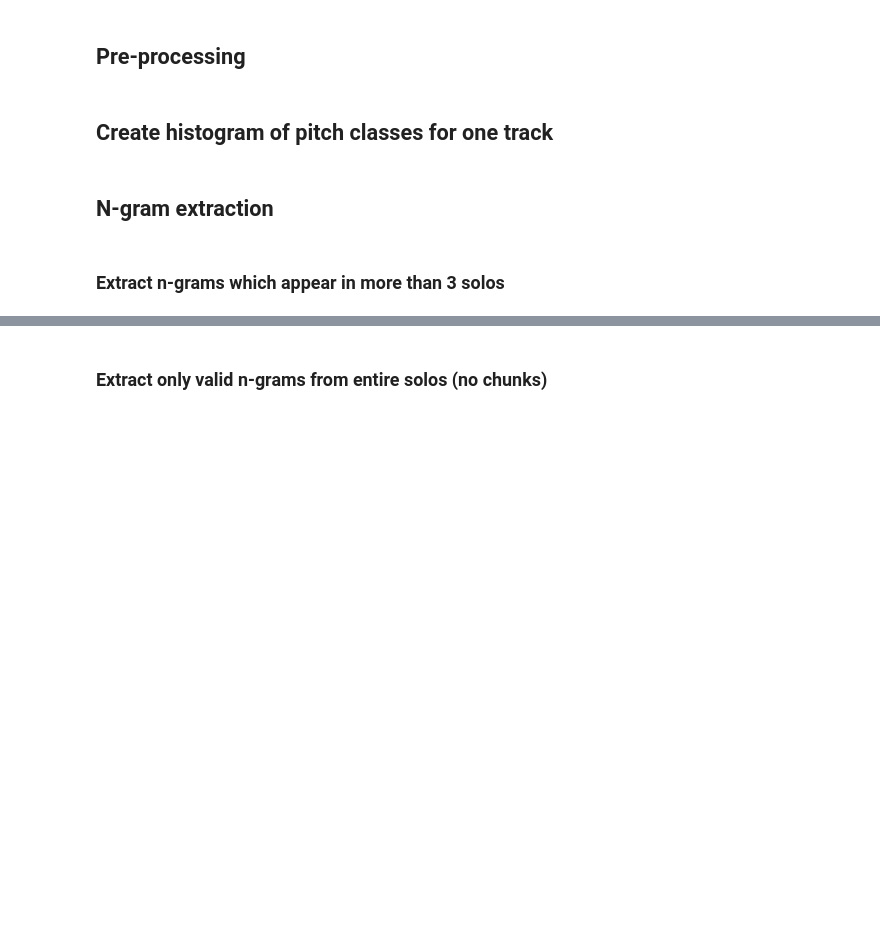
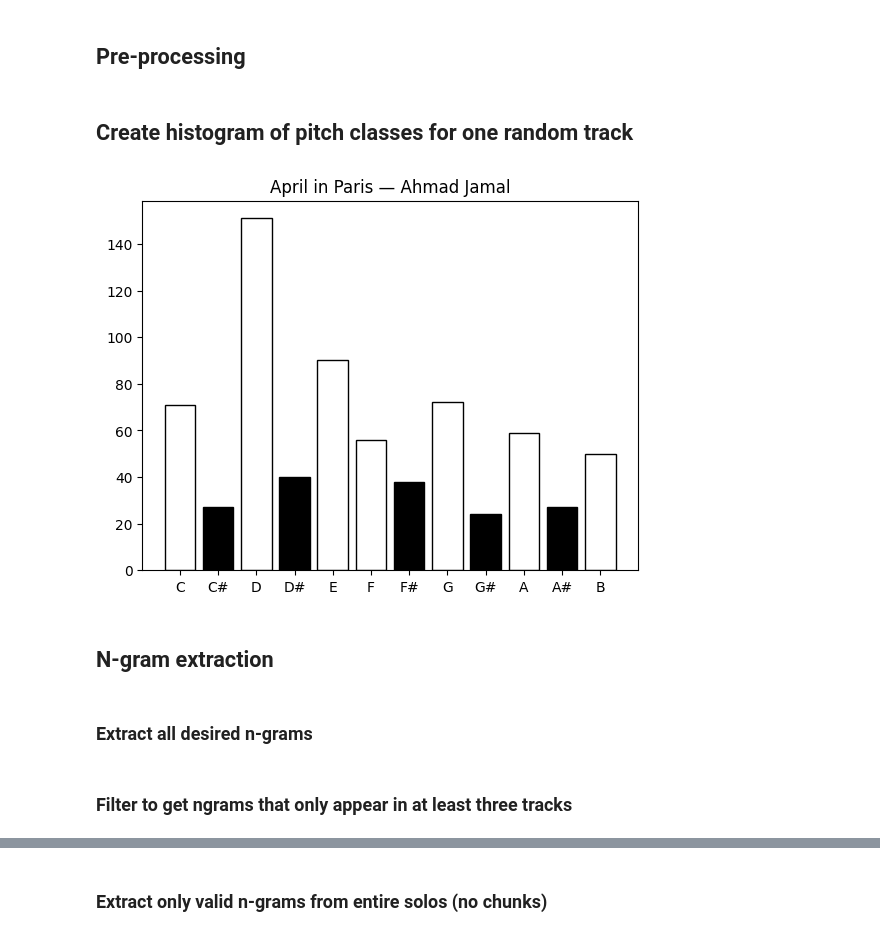
Before and after one commit to HuwCheston/Jazz-Trio-Database, a Jupyter notebook: notebooks/prediction/0.1-cheston-prediction-rhythm-melody.ipynb, the cells around one changed output, grey strips where cells are left out. Drawn from its saved outputs; the diff is of its cells as text; code cells hidden in the pictures; blank space fills up the shorter version.

Commit message:
Removed redundant plotting code from some notebooks

```diff
--- a/notebooks/prediction/0.1-cheston-prediction-rhythm-melody.ipynb
+++ b/notebooks/prediction/0.1-cheston-prediction-rhythm-melody.ipynb
@@ -28,31 +31,42 @@ MAX_INTERVAL = 12
 ## Pre-processing
 # %%
 # Get filepaths for processing
-root = f'{utils.get_project_root()}/data/cambridge-jazz-trio-database-v01/corpus_chronology'
-files = [os.path.join(root, f) for f in os.listdir(root)]
+root = f'{utils.get_project_root()}/data/cambridge-jazz-trio-database-v02/'
 # %%
 # Load in onsets and beats for each track
-oms = [utils.load_track_from_files(f) for f in files]
+oms = utils.load_corpus_from_files(root)
 # %%
 # Extract melody for each track
-mms = [MelodyMaker(os.path.join(fp, 'piano_midi.mid'), om) for fp, om in zip(files, oms)]
+mms = [
+    MelodyMaker(
+        f'{root}/{om.item["fname"]}/piano_midi.mid',
+        beats=om.ons['mix'],
+        downbeats=om.ons['downbeats_auto'],
+        tempo=om.item['tempo'],
+        time_signature=om.item['time_signature']
+    ) for om in oms
+]
 # %% [markdown]
-## Create histogram of pitch classes for one track
+## Create histogram of pitch classes for one random track
 # %%
 # Create a histogram for the pitch classes in one track
 # Extract the melody for our first track
-mel = list(mms[201].extract_melody())
+track = mms[10]
+mel = list(track.extract_melody())
 # Count the pitch classes
 pitch_classes = Counter([m.note for m in mel])
 # Sort the pitch classes in order of the piano keys
 sorted_pitches = {i: pitch_classes[i] for i in utils.ALL_PITCHES}
 # Create the bar chart
-plt.bar(sorted_pitches.keys(), sorted_pitches.values())
-plt.title(oms[201].item['track_name'] + ' — ' + oms[200].item['pianist'])
+colors = [vutils.WHITE if '#' not in i else vutils.BLACK for i in utils.ALL_PITCHES]
+plt.bar(sorted_pitches.keys(), sorted_pitches.values(), color=colors, edgecolor=vutils.BLACK)
+plt.title(oms[10].item['track_name'] + ' — ' + oms[10].item['pianist'])
 plt.show()
+# %% [output]
+[figure, added]
 # %% [markdown]
 ## N-gram extraction
 # %% [markdown]
-### Extract n-grams which appear in more than 3 solos
+### Extract all desired n-grams
 # %%
 res = {}
@@ -80 +95,3 @@ for melody, onsets in tqdm(zip(mms, oms)):
+# %% [markdown]
+### Filter to get ngrams that only appear in at least three tracks
 # %%
```
Also changed, not shown: parts of 41 cells of this notebook, 3 other files.
